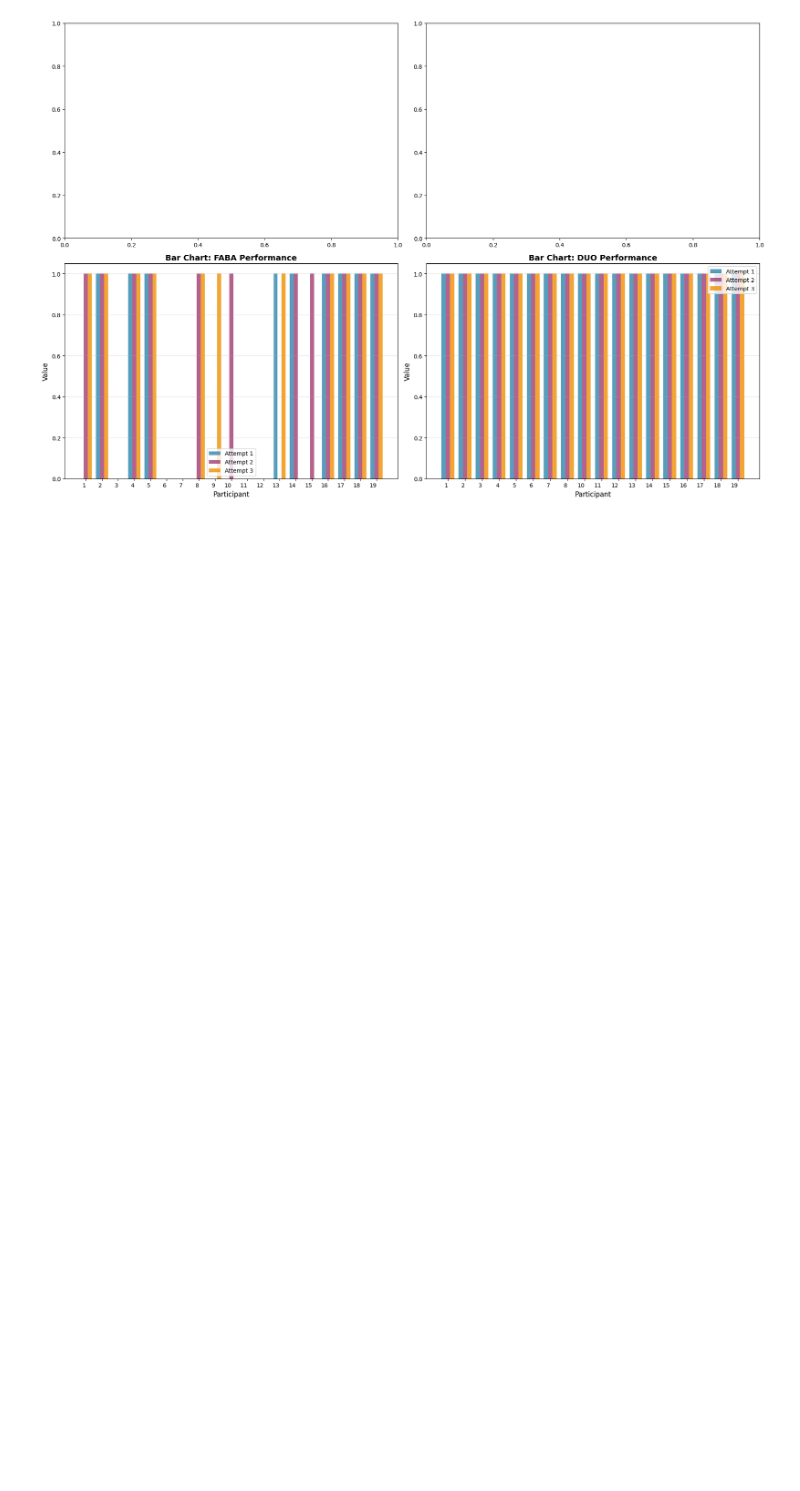
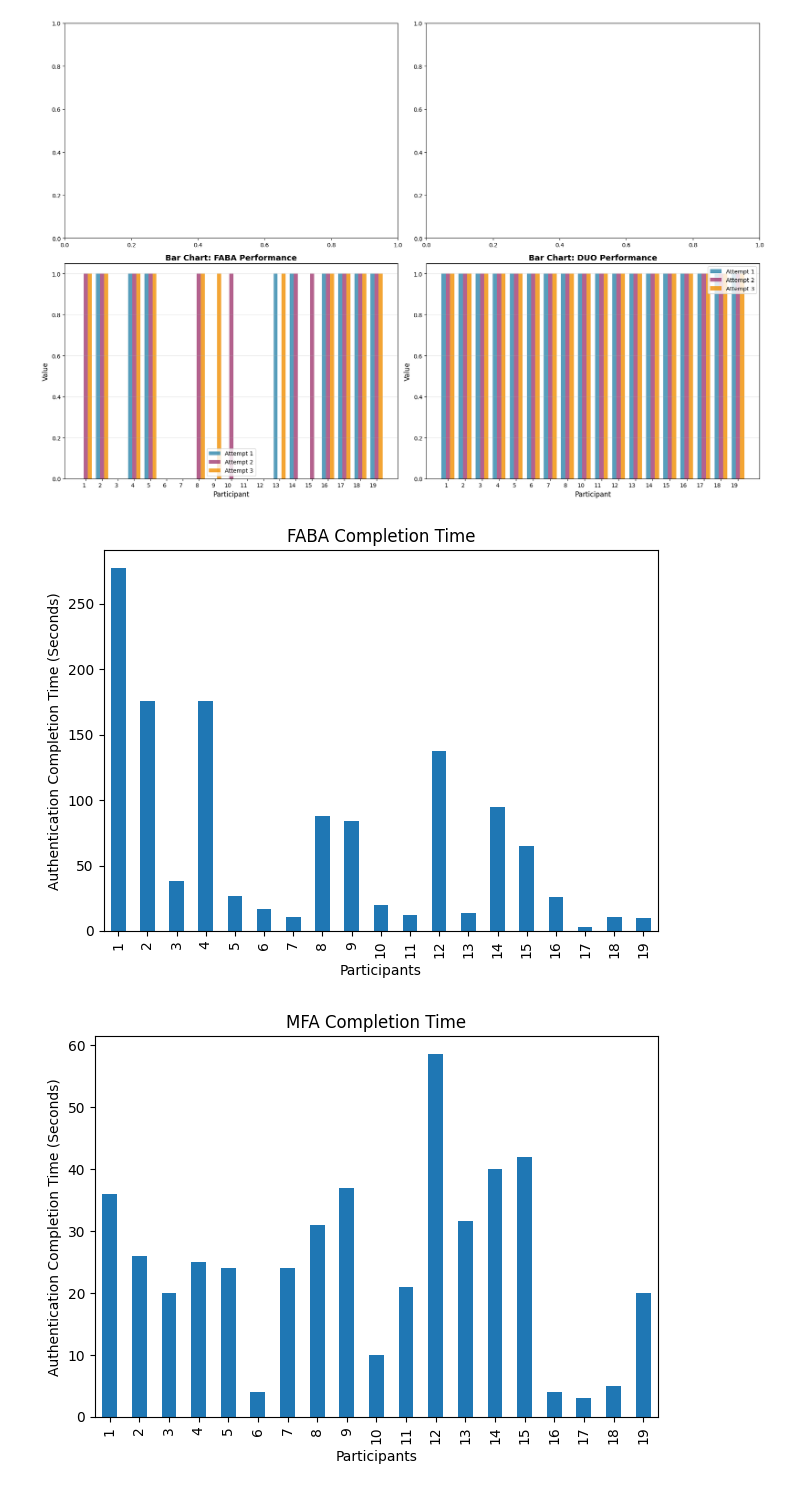
Before and after one commit to dbuiior/Auth_App_Redesign, a Jupyter notebook: data/descriptive.ipynb, the cells around one changed output. Cells and saved outputs as stored; diff of their text form; code cells hidden in the pictures; blank space fills up the shorter version.

Commit message:
Add Bar Charts for Authentication Completion Time

```diff
--- a/data/descriptive.ipynb
+++ b/data/descriptive.ipynb
@@ -183,3 +183,35 @@ plt.tight_layout()
 plt.show()
 # %% [output]
 [figure]
+# %%
+df_forms.plot(
+    x="Participant",
+    y="FABA_Completion_Time",
+    kind="bar",
+    legend=False
+)
+
+plt.title("FABA Completion Time")
+plt.ylabel("Authentication Completion Time (Seconds)")
+plt.xlabel("Participants")
+
+plt.tight_layout()
+plt.show()
+
+
+df_forms.plot(
+    x="Participant",
+    y="MFA_Completion_Time",
+    kind="bar",
+    legend=False
+)
+
+plt.title("MFA Completion Time")
+plt.ylabel("Authentication Completion Time (Seconds)")
+plt.xlabel("Participants")
+
+plt.tight_layout()
+plt.show()
+# %% [output]
+[figure, added]
+[figure, added]
```
Also changed, not shown: parts of 1 cell of this notebook, 1 other file.
